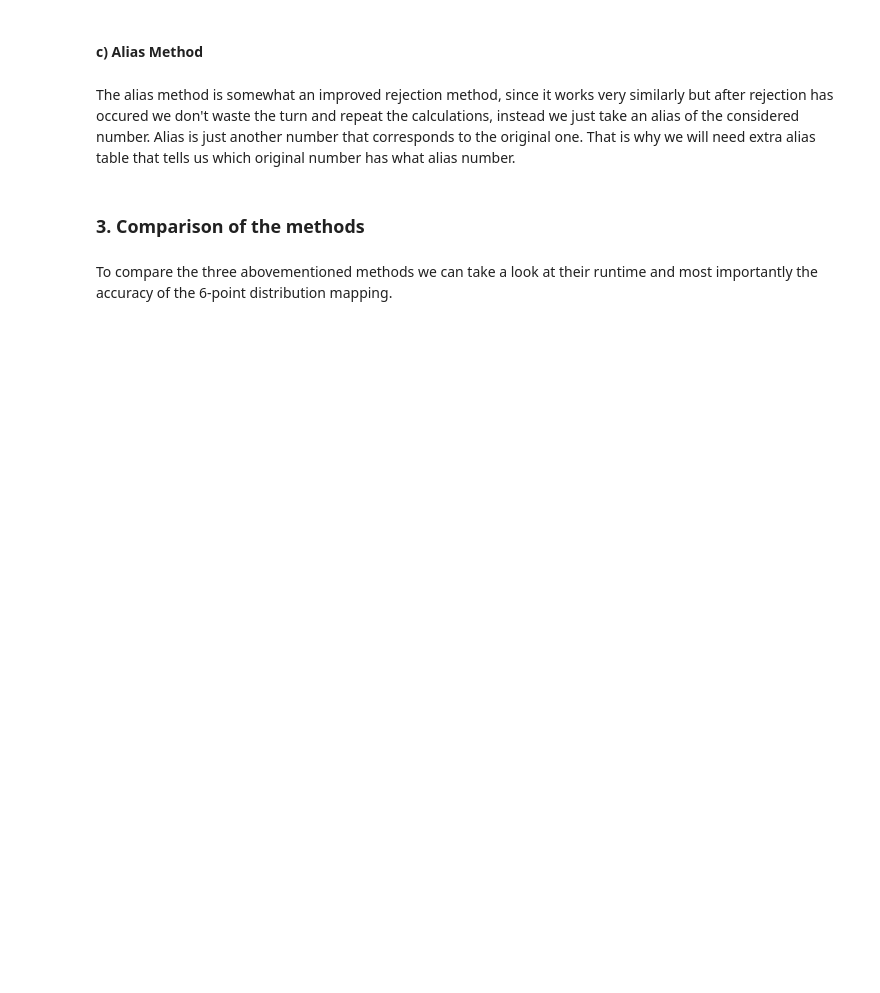
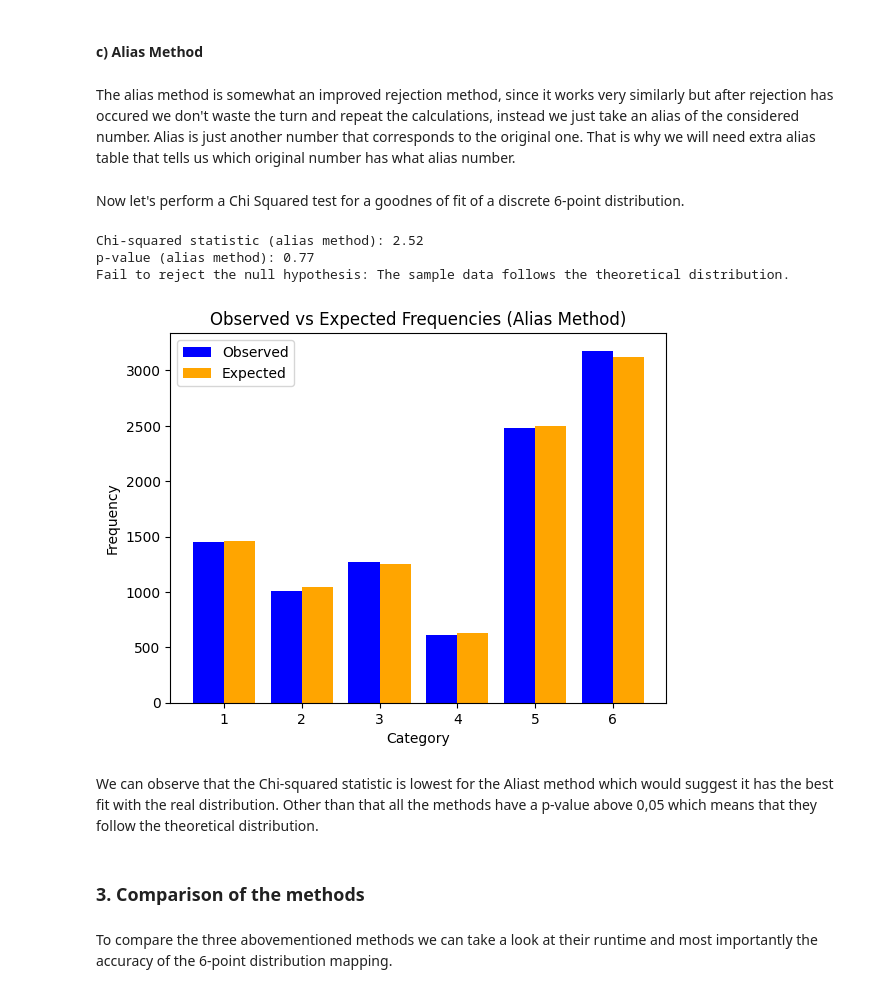
Before and after one commit to Jakub-Oszczak/stochastic_simulation, a Jupyter notebook: ex2.ipynb, the cells around one changed output. Drawn from its saved outputs; the diff is of its cells as text; code cells hidden in the pictures; blank space fills up the shorter version.

```diff
--- a/ex2.ipynb
+++ b/ex2.ipynb
@@ -115,6 +199,39 @@ def alias():
         else:
             result[j] = L[I-1]
     return result
+# %% [markdown]
+Now let's perform a Chi Squared test for a goodnes of fit of a discrete 6-point distribution.
+# %%
+sample_data_alias = alias()
+
+observed_freqs_alias = np.array([np.sum(sample_data_alias == i) for i in range(1, 7)])
+expected_freqs = probabilities * num_of_samples
+
+chi2_stat_alias, p_value_alias = chisquare(f_obs=observed_freqs_alias, f_exp=expected_freqs)
+
+print(f"Chi-squared statistic (alias method): {chi2_stat_alias:.2f}")
+print(f"p-value (alias method): {p_value_alias:.2f}")
+
+if p_value_alias < 0.05:
+    print("Reject the null hypothesis: The sample data does not follow the theoretical distribution.")
+else:
+    print("Fail to reject the null hypothesis: The sample data follows the theoretical distribution.")
+
+categories = np.arange(1, 7)
+plt.bar(categories - 0.2, observed_freqs_alias, width=0.4, label='Observed', color='blue')
+plt.bar(categories + 0.2, expected_freqs, width=0.4, label='Expected', color='orange')
+plt.xlabel('Category')
+plt.ylabel('Frequency')
+plt.title('Observed vs Expected Frequencies (Alias Method)')
+plt.legend()
+plt.show()
+# %% [output]
+Chi-squared statistic (alias method): 2.52
+p-value (alias method): 0.77
+Fail to reject the null hypothesis: The sample data follows the theoretical distribution.
+[figure, added]
+# %% [markdown]
+We can observe that the Chi-squared statistic is lowest for the Aliast method which would suggest it has the best fit with the real distribution. Other than that all the methods have a p-value above 0,05 which means that they follow the theoretical distribution.
 # %% [markdown]
 ### 3. Comparison of the methods
 # %% [markdown]
```
Also changed, not shown: parts of 10 cells of this notebook, 3 other files.
